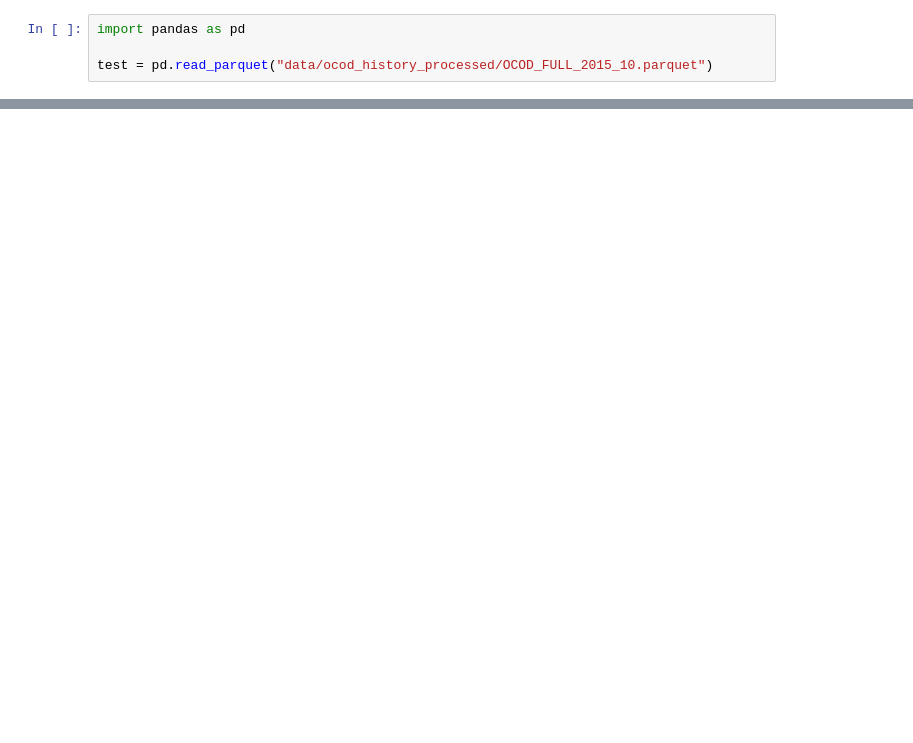
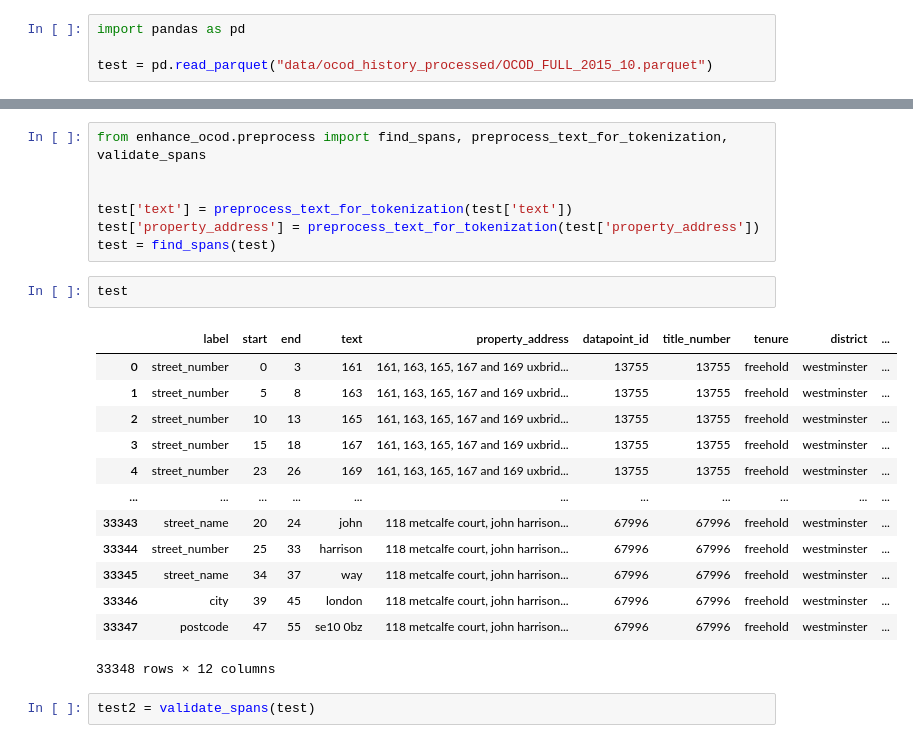
Before and after one commit to JonnoB/enhance_ocod, a Jupyter notebook: look_at_performance.ipynb, the cells around one changed output, grey strips where cells are left out. Cells and saved outputs as stored; diff of their text form; blank space fills up the shorter version.

```diff
--- a/look_at_performance.ipynb
+++ b/look_at_performance.ipynb
@@ -20,0 +78,25 @@ test
+# %%
+from enhance_ocod.preprocess import find_spans, preprocess_text_for_tokenization, validate_spans
+
+
+test['text'] = preprocess_text_for_tokenization(test['text'])
+test['property_address'] = preprocess_text_for_tokenization(test['property_address'])
+test = find_spans(test)
+# %%
+test
+# %% [output]
+|  | label | start | end | text | property_address | datapoint_id | title_number | tenure | district | ... |
+| 0 | street_number | 0 | 3 | 161 | 161, 163, 165, 167 and 169 uxbrid... | 13755 | 13755 | freehold | westminster | ... |
+| 1 | street_number | 5 | 8 | 163 | 161, 163, 165, 167 and 169 uxbrid... | 13755 | 13755 | freehold | westminster | ... |
+| 2 | street_number | 10 | 13 | 165 | 161, 163, 165, 167 and 169 uxbrid... | 13755 | 13755 | freehold | westminster | ... |
+| 3 | street_number | 15 | 18 | 167 | 161, 163, 165, 167 and 169 uxbrid... | 13755 | 13755 | freehold | westminster | ... |
+| 4 | street_number | 23 | 26 | 169 | 161, 163, 165, 167 and 169 uxbrid... | 13755 | 13755 | freehold | westminster | ... |
+| ... | ... | ... | ... | ... | ... | ... | ... | ... | ... | ... |
+| 33343 | street_name | 20 | 24 | john | 118 metcalfe court, john harrison... | 67996 | 67996 | freehold | westminster | ... |
+| 33344 | street_number | 25 | 33 | harrison | 118 metcalfe court, john harrison... | 67996 | 67996 | freehold | westminster | ... |
+| 33345 | street_name | 34 | 37 | way | 118 metcalfe court, john harrison... | 67996 | 67996 | freehold | westminster | ... |
+| 33346 | city | 39 | 45 | london | 118 metcalfe court, john harrison... | 67996 | 67996 | freehold | westminster | ... |
+| 33347 | postcode | 47 | 55 | se10 0bz | 118 metcalfe court, john harrison... | 67996 | 67996 | freehold | westminster | ... |
+33348 rows × 12 columns
+# %%
+test2 = validate_spans(test)
```
Also changed, not shown: parts of 7 cells of this notebook, 5 other files.
